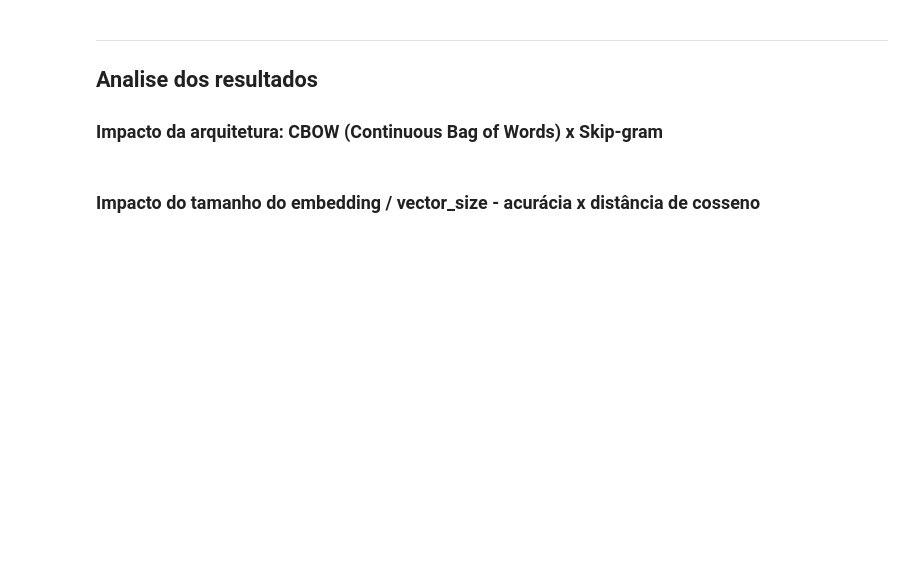
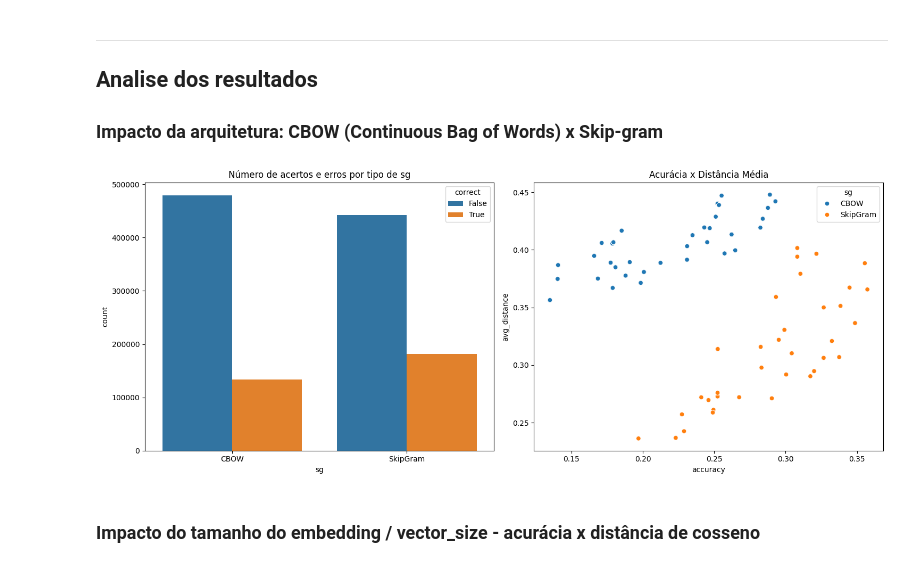
Before and after one commit to thaisfds/NLP_Natural_Language_Processing_Projects, a Jupyter notebook: TP1/main.ipynb, the cells around one changed output. Drawn from its saved outputs; the diff is of its cells as text; code cells hidden in the pictures; blank space fills up the shorter version.

```diff
--- a/TP1/main.ipynb
+++ b/TP1/main.ipynb
@@ -588,4 +540,5 @@ df_final = pd.concat([df, df1, df2], ignore_index=True)
 df_final.to_csv('./results/results_final.csv', index=False)
 # %%
 #mostrar o top 10 dos melhores modelos de acordo com a distancia media
-df_final.sort_values(by='avg_distance').head(5)
+df_analise = pd.read_csv('./results/results_final.csv')
+df_analise.sort_values(by='avg_distance').head(5)
@@ -597,4 +564,6 @@ df_final.sort_values(by='accuracy', ascending=False).head(5)
 ## Analise dos resultados
 ### Impacto da arquitetura: CBOW (Continuous Bag of Words) x Skip-gram
 # %%
-plot_CBOWxSkipGram(df_final)
+plot_CBOWxSkipGram(df_analise)
+# %% [output]
+[figure, added]
```
Also changed, not shown: parts of 16 cells of this notebook.
